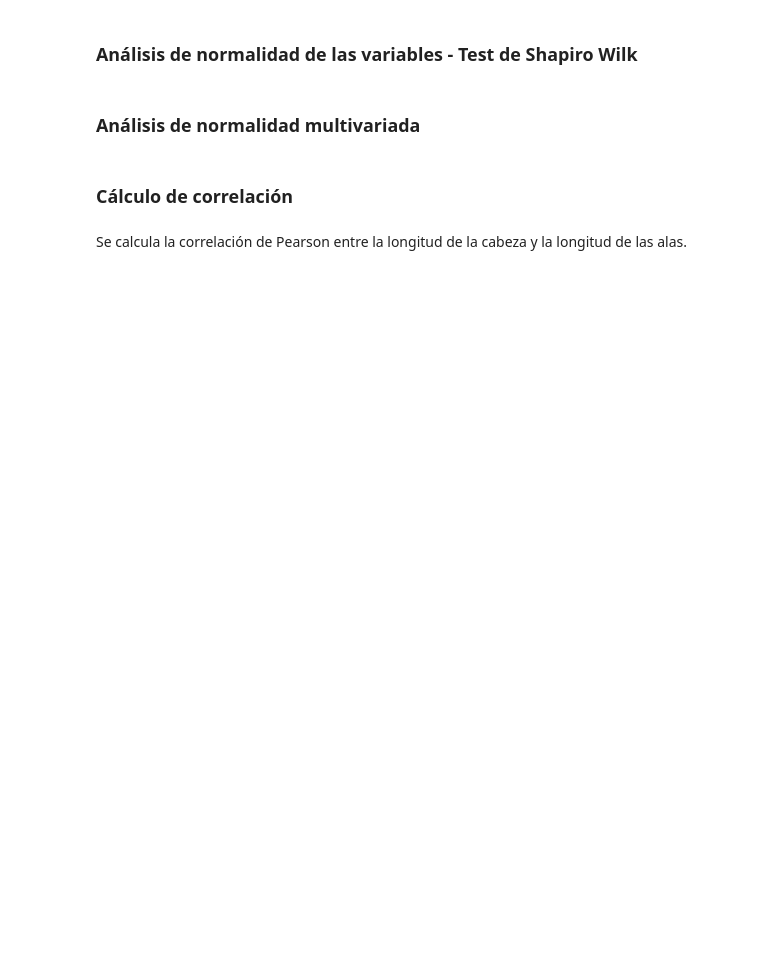
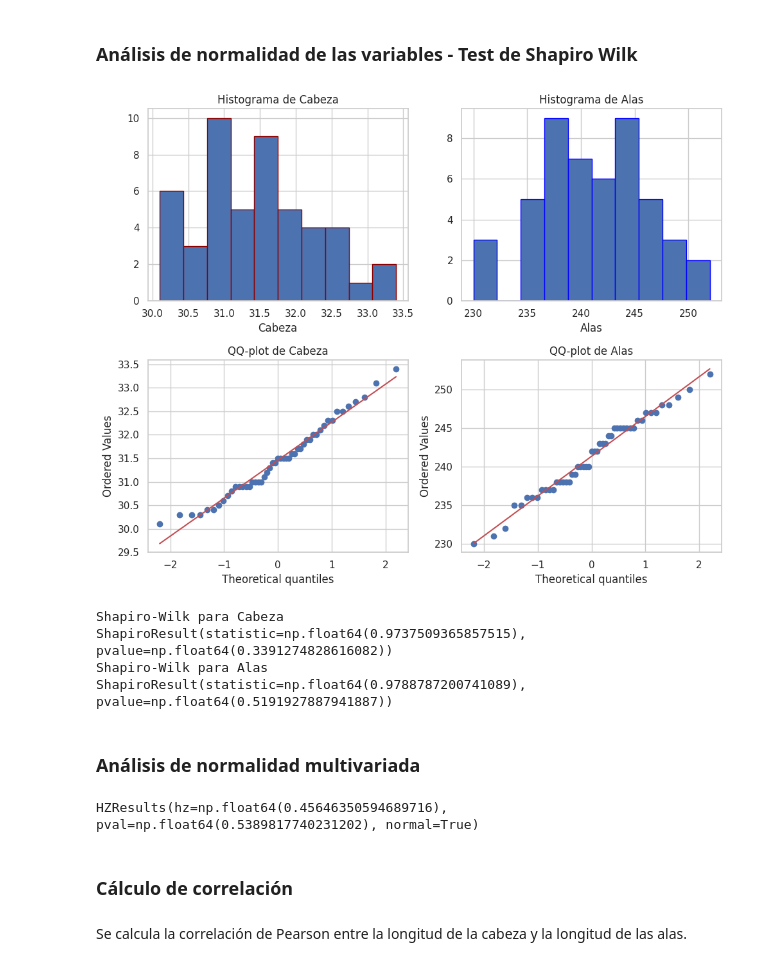
Before and after one commit to orcorsetti/MCD-Austral, a Jupyter notebook: Regresion Avanzada/Regresion Lineal Simple/RA26_1_Clase1_CO_python.ipynb, the cells around one changed output. Cells and saved outputs as stored; diff of their text form; code cells hidden in the pictures; blank space fills up the shorter version.

```diff
--- a/Regresion Avanzada/Regresion Lineal Simple/RA26_1_Clase1_CO_python.ipynb
+++ b/Regresion Avanzada/Regresion Lineal Simple/RA26_1_Clase1_CO_python.ipynb
@@ -217,11 +303,21 @@ plt.show()
 ## Ejemplo 2: Gorriones
 # %% [markdown]
 Realizamos los diagramas de dispersión de las variables del dataset **gorriones.xlsx**.
-# %%
-
-gorr = pd.read_excel("gorriones.xlsx")
-gorr = pd.DataFrame(gorr)
-
-print(gorr.shape)
-print(gorr.columns.tolist())
-display(gorr.head())
+# %%
+
+gorr_github_url = "https://github.com/orcorsetti/MCD-Austral/raw/main/Regresion%20Avanzada/Regresion%20Lineal%20Simple/gorriones.xlsx"
+
+try:
+  gorr = pd.read_excel(gorr_github_url)
+  print("Excel file loaded successfully from GitHub!")
+  display(gorr.head())
+  gorr = pd.DataFrame(gorr)
+  print(gorr.shape)
+  print(gorr.columns.tolist())
+  display(gorr.head())
+
+except Exception as e:
+    print(f"Error loading Excel file from GitHub: {e}")
+    print("Please ensure the URL is correct and points to the raw Excel file.")
+    # Assign an empty DataFrame or handle the error appropriately if loading fails
+    gorr = pd.DataFrame() # Assign an empty DataFrame to avoid NameError if the try block fails
@@ -240,29 +355,34 @@ plt.show()
 # %%
 
 fig, axes = plt.subplots(2, 2, figsize=(10, 8))
 
 axes[0, 0].hist(gorr["Cabeza"], bins=10, edgecolor="darkred")
 axes[0, 0].set_title("Histograma de Cabeza")
 axes[0, 0].set_xlabel("Cabeza")
 
 axes[0, 1].hist(gorr["Alas"], bins=10, edgecolor="blue")
 axes[0, 1].set_title("Histograma de Alas")
 axes[0, 1].set_xlabel("Alas")
 
 stats.probplot(gorr["Cabeza"], dist="norm", plot=axes[1, 0])
 axes[1, 0].set_title("QQ-plot de Cabeza")
 
 stats.probplot(gorr["Alas"], dist="norm", plot=axes[1, 1])
 axes[1, 1].set_title("QQ-plot de Alas")
 
 plt.tight_layout()
 plt.show()
 
 print("Shapiro-Wilk para Cabeza")
 print(stats.shapiro(gorr["Cabeza"]))
-print("
-Shapiro-Wilk para Alas")
+print("Shapiro-Wilk para Alas")
 print(stats.shapiro(gorr["Alas"]))
+# %% [output]
+[figure, added]
+Shapiro-Wilk para Cabeza
+ShapiroResult(statistic=np.float64(0.9737509365857515), pvalue=np.float64(0.3391274828616082))
+Shapiro-Wilk para Alas
+ShapiroResult(statistic=np.float64(0.9788787200741089), pvalue=np.float64(0.5191927887941887))
 # %% [markdown]
 ### Análisis de normalidad multivariada
 # %%
@@ -275,10 +395,11 @@ try:
     print(hz_result_gorr)
 except ImportError:
     print(
-        "No se pudo correr Henze-Zirkler porque la librería 'pingouin' no está instalada.
-"
+        "No se pudo correr Henze-Zirkler porque la librería 'pingouin' no está instalada."
         "Si querés usarlo, instalá primero: pip install pingouin"
     )
+# %% [output]
+HZResults(hz=np.float64(0.45646350594689716), pval=np.float64(0.5389817740231202), normal=True)
 # %% [markdown]
 ### Cálculo de correlación
 # %% [markdown]
```
Also changed, not shown: parts of 37 cells of this notebook.
